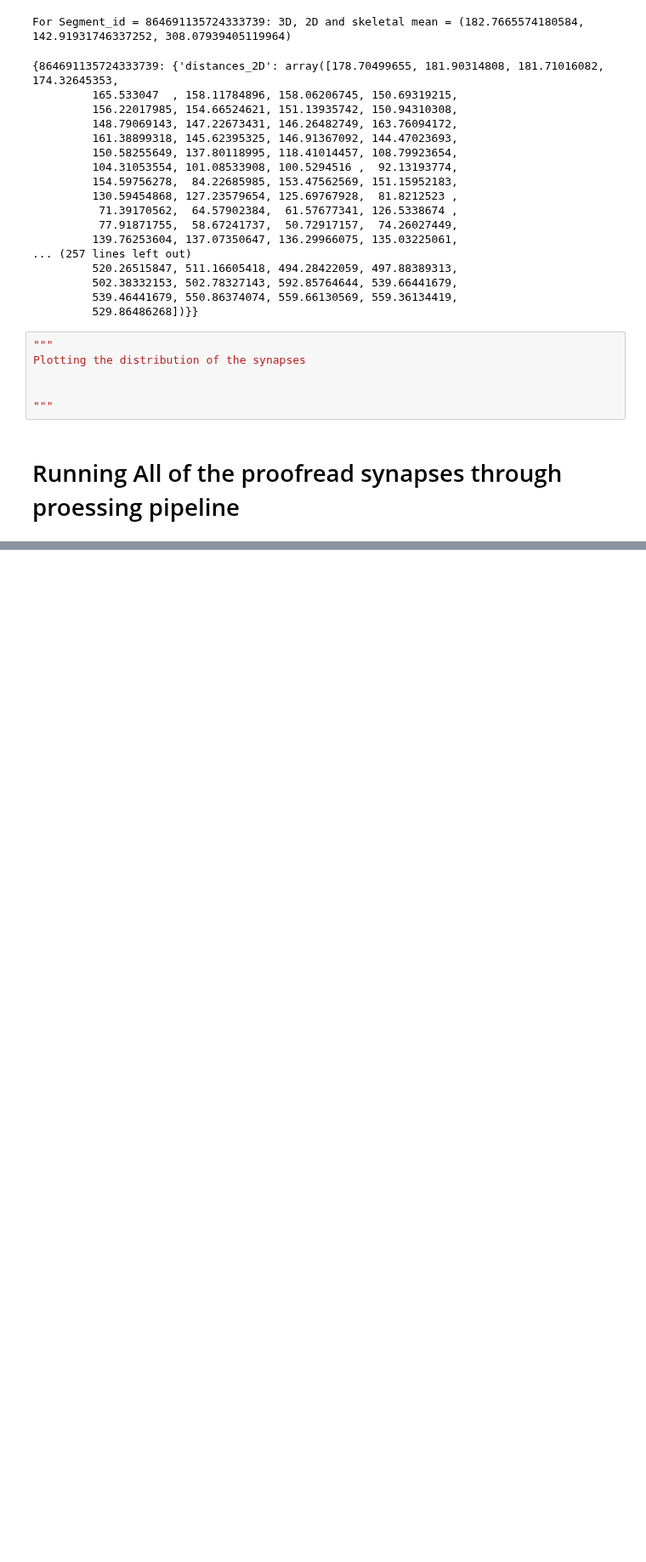
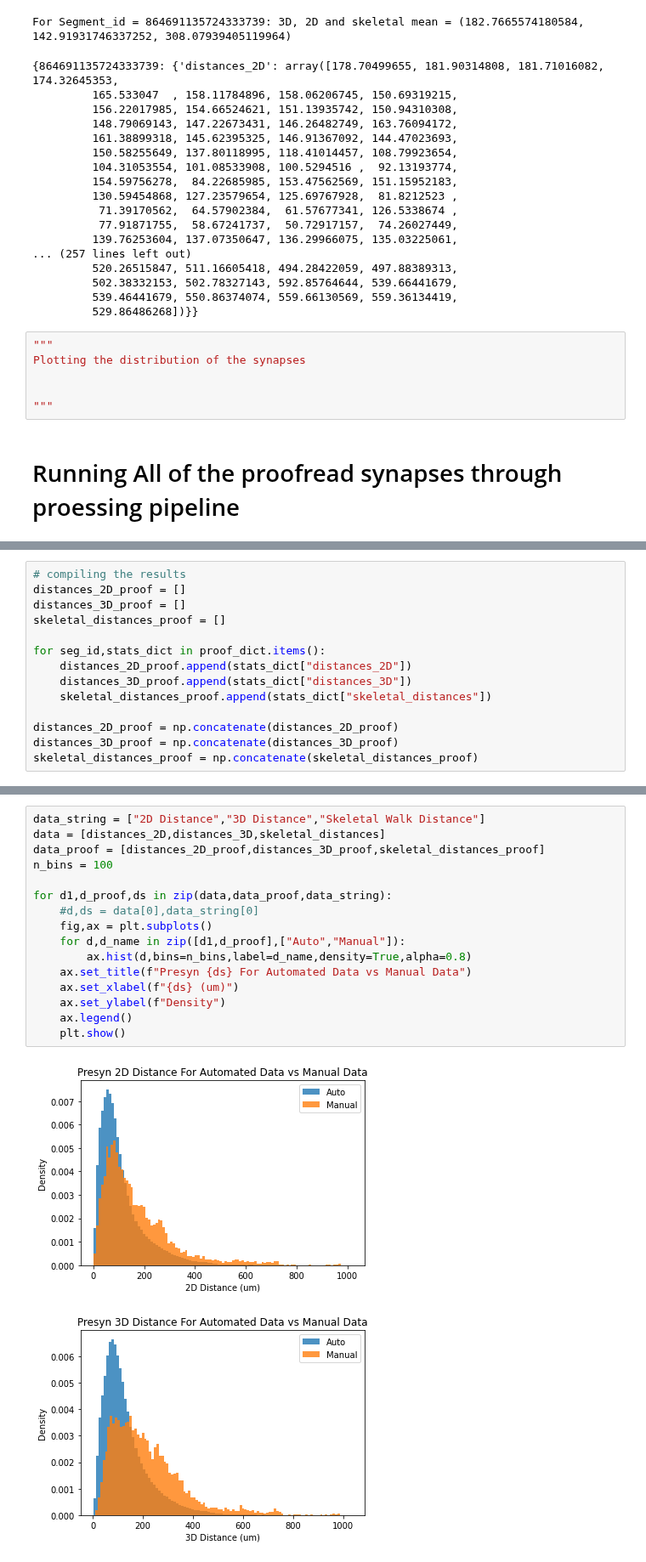
Before and after one commit to celiibrendan/neuron_mesh_tools, a Jupyter notebook: Auto_Proofreading/Figures_and_presentation/Presyn_Manual_vs_Auto.ipynb, the cells around one changed output, grey strips where cells are left out. Shown at 85% size. Saved outputs shown, nothing was run; the diff lists cells and outputs as text; blank space fills up the shorter version.

```diff
--- a/Auto_Proofreading/Figures_and_presentation/Presyn_Manual_vs_Auto.ipynb
+++ b/Auto_Proofreading/Figures_and_presentation/Presyn_Manual_vs_Auto.ipynb
@@ -491,0 +491,14 @@ len(proof_dict.keys())
+# %%
+# compiling the results
+distances_2D_proof = []
+distances_3D_proof = []
+skeletal_distances_proof = []
+
+for seg_id,stats_dict in proof_dict.items():
+    distances_2D_proof.append(stats_dict["distances_2D"])
+    distances_3D_proof.append(stats_dict["distances_3D"])
+    skeletal_distances_proof.append(stats_dict["skeletal_distances"])
+
+distances_2D_proof = np.concatenate(distances_2D_proof)
+distances_3D_proof = np.concatenate(distances_3D_proof)
+skeletal_distances_proof = np.concatenate(skeletal_distances_proof)
@@ -491,0 +522,19 @@ len(proof_dict.keys())
+# %%
+data_string = ["2D Distance","3D Distance","Skeletal Walk Distance"]
+data = [distances_2D,distances_3D,skeletal_distances]
+data_proof = [distances_2D_proof,distances_3D_proof,skeletal_distances_proof]
+n_bins = 100
+
+for d1,d_proof,ds in zip(data,data_proof,data_string):
+    #d,ds = data[0],data_string[0]
+    fig,ax = plt.subplots()
+    for d,d_name in zip([d1,d_proof],["Auto","Manual"]):
+        ax.hist(d,bins=n_bins,label=d_name,density=True,alpha=0.8)
+    ax.set_title(f"Presyn {ds} For Automated Data vs Manual Data")
+    ax.set_xlabel(f"{ds} (um)")
+    ax.set_ylabel(f"Density")
+    ax.legend()
+    plt.show()
+# %% [output]
+[figure, added]
+[figure, added]
```
Also changed, not shown: parts of 18 cells of this notebook, 7 other files.
